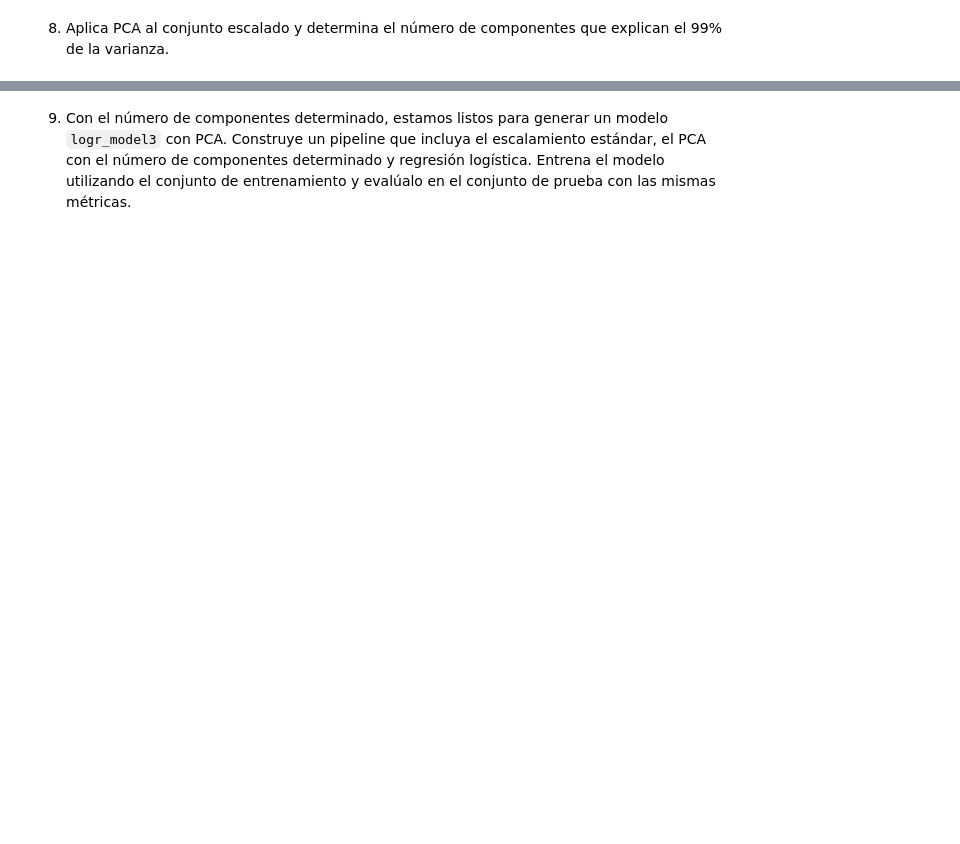
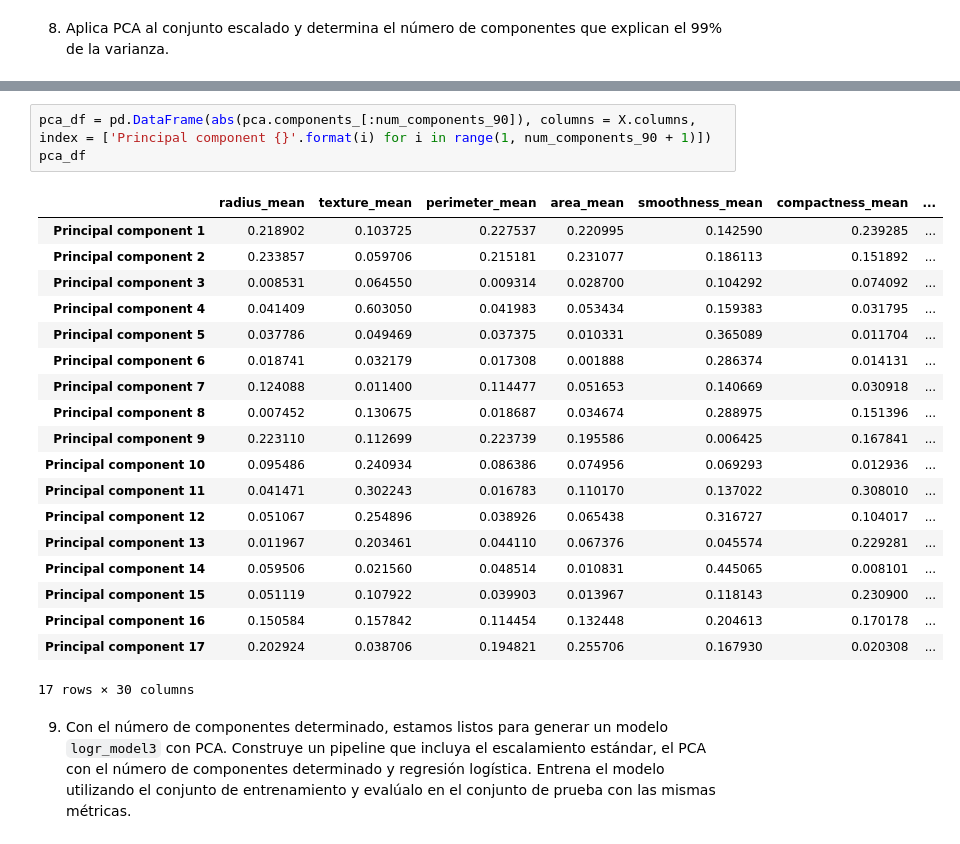
Before and after one commit to alcalderagl/repo-equipo, a Jupyter notebook: Actividad9RLog.ipynb, the cells around one changed output, grey strips where cells are left out. Cells and saved outputs as stored; diff of their text form; blank space fills up the shorter version.

```diff
--- a/Actividad9RLog.ipynb
+++ b/Actividad9RLog.ipynb
@@ -568,2 +649,25 @@ ACCURANCY = (TP + TN) / (TP + TN + FP + FN) ==> (31 + 69) / (31 + 69 + 3 + 11) =
+# %%
+pca_df = pd.DataFrame(abs(pca.components_[:num_components_90]), columns = X.columns, index = ['Principal component {}'.format(i) for i in range(1, num_components_90 + 1)])
+pca_df
+# %% [output]
+|  | radius_mean | texture_mean | perimeter_mean | area_mean | smoothness_mean | compactness_mean | ... |
+| Principal component 1 | 0.218902 | 0.103725 | 0.227537 | 0.220995 | 0.142590 | 0.239285 | ... |
+| Principal component 2 | 0.233857 | 0.059706 | 0.215181 | 0.231077 | 0.186113 | 0.151892 | ... |
+| Principal component 3 | 0.008531 | 0.064550 | 0.009314 | 0.028700 | 0.104292 | 0.074092 | ... |
+| Principal component 4 | 0.041409 | 0.603050 | 0.041983 | 0.053434 | 0.159383 | 0.031795 | ... |
+| Principal component 5 | 0.037786 | 0.049469 | 0.037375 | 0.010331 | 0.365089 | 0.011704 | ... |
+| Principal component 6 | 0.018741 | 0.032179 | 0.017308 | 0.001888 | 0.286374 | 0.014131 | ... |
+| Principal component 7 | 0.124088 | 0.011400 | 0.114477 | 0.051653 | 0.140669 | 0.030918 | ... |
+| Principal component 8 | 0.007452 | 0.130675 | 0.018687 | 0.034674 | 0.288975 | 0.151396 | ... |
+| Principal component 9 | 0.223110 | 0.112699 | 0.223739 | 0.195586 | 0.006425 | 0.167841 | ... |
+| Principal component 10 | 0.095486 | 0.240934 | 0.086386 | 0.074956 | 0.069293 | 0.012936 | ... |
+| Principal component 11 | 0.041471 | 0.302243 | 0.016783 | 0.110170 | 0.137022 | 0.308010 | ... |
+| Principal component 12 | 0.051067 | 0.254896 | 0.038926 | 0.065438 | 0.316727 | 0.104017 | ... |
+| Principal component 13 | 0.011967 | 0.203461 | 0.044110 | 0.067376 | 0.045574 | 0.229281 | ... |
+| Principal component 14 | 0.059506 | 0.021560 | 0.048514 | 0.010831 | 0.445065 | 0.008101 | ... |
+| Principal component 15 | 0.051119 | 0.107922 | 0.039903 | 0.013967 | 0.118143 | 0.230900 | ... |
+| Principal component 16 | 0.150584 | 0.157842 | 0.114454 | 0.132448 | 0.204613 | 0.170178 | ... |
+| Principal component 17 | 0.202924 | 0.038706 | 0.194821 | 0.255706 | 0.167930 | 0.020308 | ... |
+17 rows × 30 columns
 # %% [markdown]
 9. Con el número de componentes determinado, estamos listos para generar un modelo `logr_model3` con PCA. Construye un pipeline que incluya el escalamiento estándar, el PCA con el número de componentes determinado y regresión logística. Entrena el modelo utilizando el  conjunto de entrenamiento y evalúalo en el conjunto de prueba con las mismas métricas.
```
Also changed, not shown: parts of 5 cells of this notebook.
